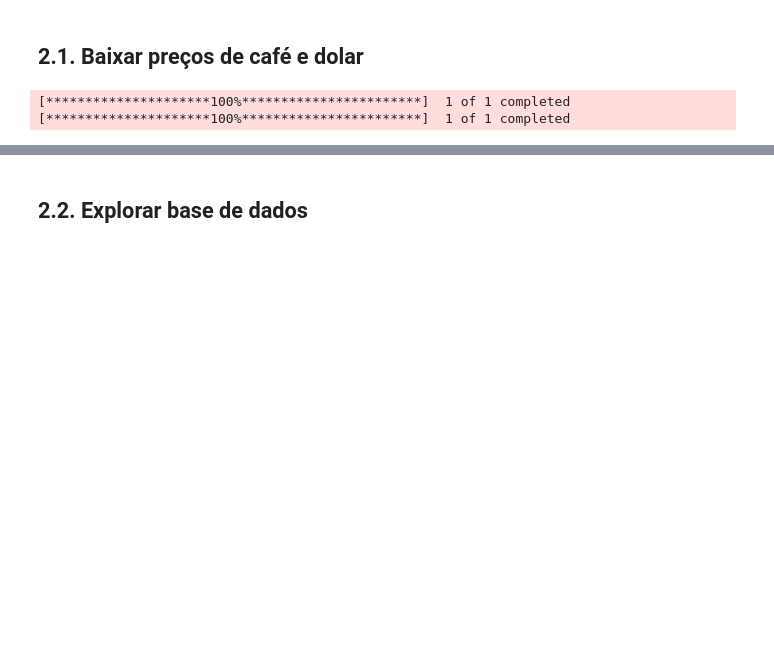
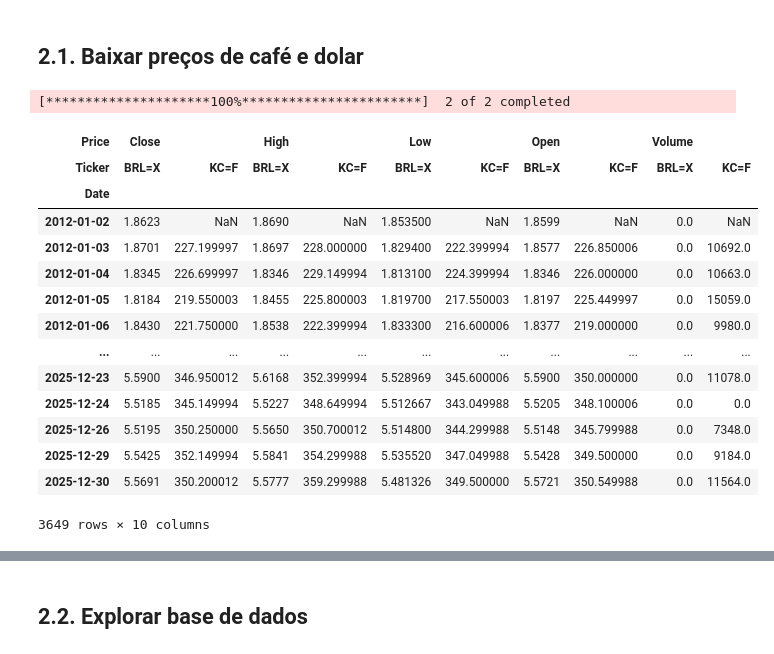
Before and after one commit to eulergomees/lstm_coffee_price, a Jupyter notebook: lstm_coffee_price.ipynb, the cells around one changed output, grey strips where cells are left out. Cells and saved outputs as stored; diff of their text form; code cells hidden in the pictures; blank space fills up the shorter version.

```diff
--- a/lstm_coffee_price.ipynb
+++ b/lstm_coffee_price.ipynb
@@ -38,8 +35,28 @@ Device: cuda
 # %% [markdown]
 ## 2.1. Baixar preços de café e dolar
 # %%
-coffee = yf.download("KC=F", start="2012-01-01", end="2025-12-31", interval="1d")
-dollar = yf.download("BRL=X", start="2012-01-01", end="2025-12-31", interval="1d")
+raw = yf.download(
+    ["KC=F", "BRL=X"],
+    start="2012-01-01",
+    end="2025-12-31",
+    interval="1d"
+)
+
+raw
 # %% [output]
-[*********************100%***********************]  1 of 1 completed
-[*********************100%***********************]  1 of 1 completed
+[*********************100%***********************]  2 of 2 completed
+| Price | Close |  | High |  | Low |  | Open |  | Volume |  |
+| Ticker | BRL=X | KC=F | BRL=X | KC=F | BRL=X | KC=F | BRL=X | KC=F | BRL=X | KC=F |
+| Date |  |  |  |  |  |  |  |  |  |  |
+| 2012-01-02 | 1.8623 | NaN | 1.8690 | NaN | 1.853500 | NaN | 1.8599 | NaN | 0.0 | NaN |
+| 2012-01-03 | 1.8701 | 227.199997 | 1.8697 | 228.000000 | 1.829400 | 222.399994 | 1.8577 | 226.850006 | 0.0 | 10692.0 |
+| 2012-01-04 | 1.8345 | 226.699997 | 1.8346 | 229.149994 | 1.813100 | 224.399994 | 1.8346 | 226.000000 | 0.0 | 10663.0 |
+| 2012-01-05 | 1.8184 | 219.550003 | 1.8455 | 225.800003 | 1.819700 | 217.550003 | 1.8197 | 225.449997 | 0.0 | 15059.0 |
+| 2012-01-06 | 1.8430 | 221.750000 | 1.8538 | 222.399994 | 1.833300 | 216.600006 | 1.8377 | 219.000000 | 0.0 | 9980.0 |
+| ... | ... | ... | ... | ... | ... | ... | ... | ... | ... | ... |
+| 2025-12-23 | 5.5900 | 346.950012 | 5.6168 | 352.399994 | 5.528969 | 345.600006 | 5.5900 | 350.000000 | 0.0 | 11078.0 |
+| 2025-12-24 | 5.5185 | 345.149994 | 5.5227 | 348.649994 | 5.512667 | 343.049988 | 5.5205 | 348.100006 | 0.0 | 0.0 |
+| 2025-12-26 | 5.5195 | 350.250000 | 5.5650 | 350.700012 | 5.514800 | 344.299988 | 5.5148 | 345.799988 | 0.0 | 7348.0 |
+| 2025-12-29 | 5.5425 | 352.149994 | 5.5841 | 354.299988 | 5.535520 | 347.049988 | 5.5428 | 349.500000 | 0.0 | 9184.0 |
+| 2025-12-30 | 5.5691 | 350.200012 | 5.5777 | 359.299988 | 5.481326 | 349.500000 | 5.5721 | 350.549988 | 0.0 | 11564.0 |
+3649 rows × 10 columns
```
Also changed, not shown: parts of 13 cells of this notebook, 2 other files.
